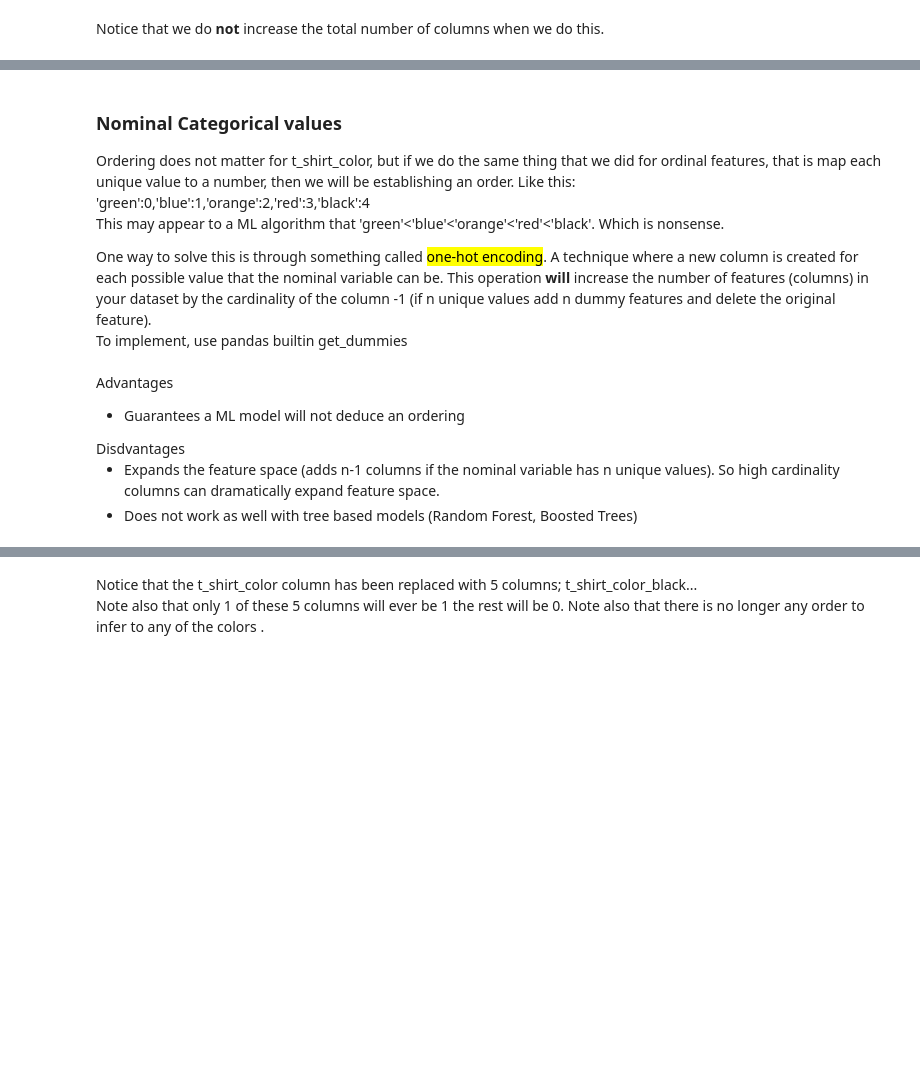
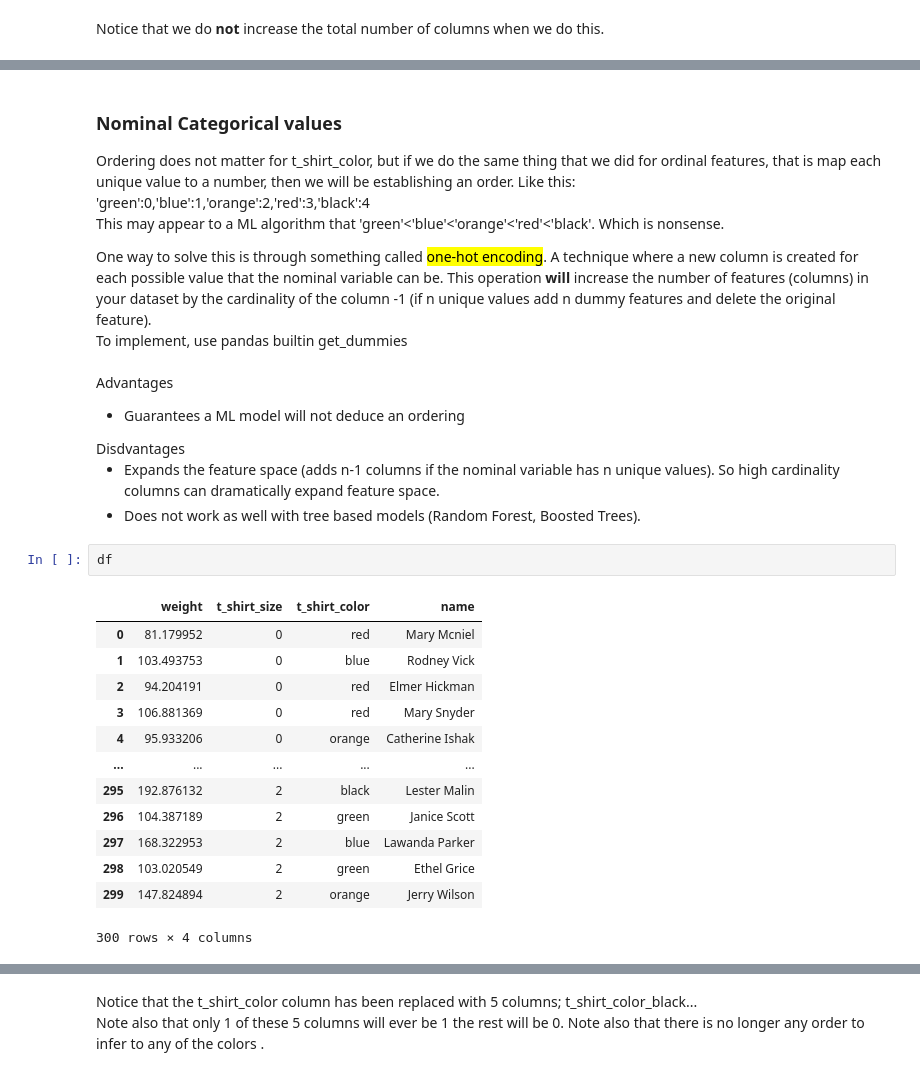
Before and after one commit to CNUClasses/DATA301_CODE, a Jupyter notebook: week_3/32_categorical_variables.ipynb, the cells around one changed output, grey strips where cells are left out. Cells and saved outputs as stored; diff of their text form; blank space fills up the shorter version.

```diff
--- a/week_3/32_categorical_variables.ipynb
+++ b/week_3/32_categorical_variables.ipynb
@@ -131,8 +151,24 @@ Advantages
 Disdvantages
 <ul>
     <li>Expands the feature space (adds n-1 columns if the nominal variable has n unique values).  So high cardinality columns can dramatically expand feature space.
-    <li>Does not work as well with tree based models (Random Forest, Boosted Trees)
+    <li>Does not work as well with tree based models (Random Forest, Boosted Trees).
    </ul>
+# %%
+df
+# %% [output]
+|  | weight | t_shirt_size | t_shirt_color | name |
+| 0 | 81.179952 | 0 | red | Mary Mcniel |
+| 1 | 103.493753 | 0 | blue | Rodney Vick |
+| 2 | 94.204191 | 0 | red | Elmer Hickman |
+| 3 | 106.881369 | 0 | red | Mary Snyder |
+| 4 | 95.933206 | 0 | orange | Catherine Ishak |
+| ... | ... | ... | ... | ... |
+| 295 | 192.876132 | 2 | black | Lester Malin |
+| 296 | 104.387189 | 2 | green | Janice Scott |
+| 297 | 168.322953 | 2 | blue | Lawanda Parker |
+| 298 | 103.020549 | 2 | green | Ethel Grice |
+| 299 | 147.824894 | 2 | orange | Jerry Wilson |
+300 rows × 4 columns
 # %%
 df2=df.copy()
 df2=pd.get_dummies(df,columns=['t_shirt_color'])
```
Also changed, not shown: parts of 10 cells of this notebook, 3 other files.
